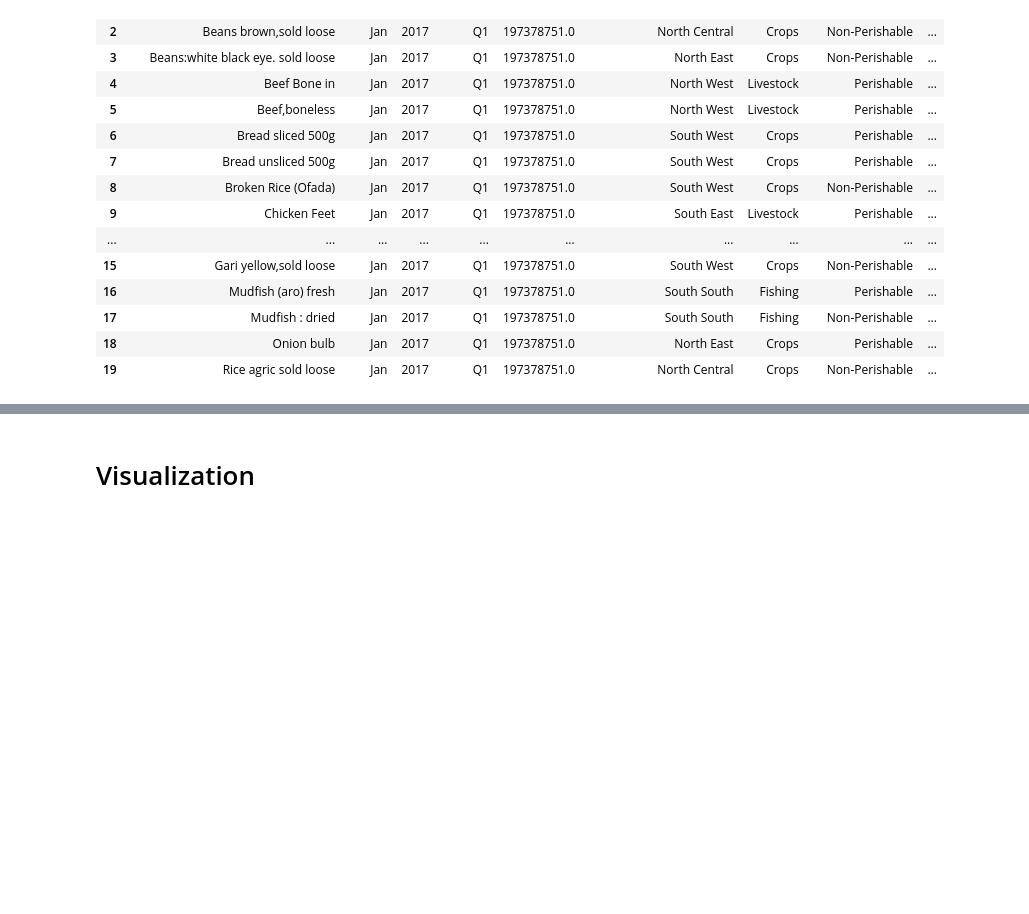
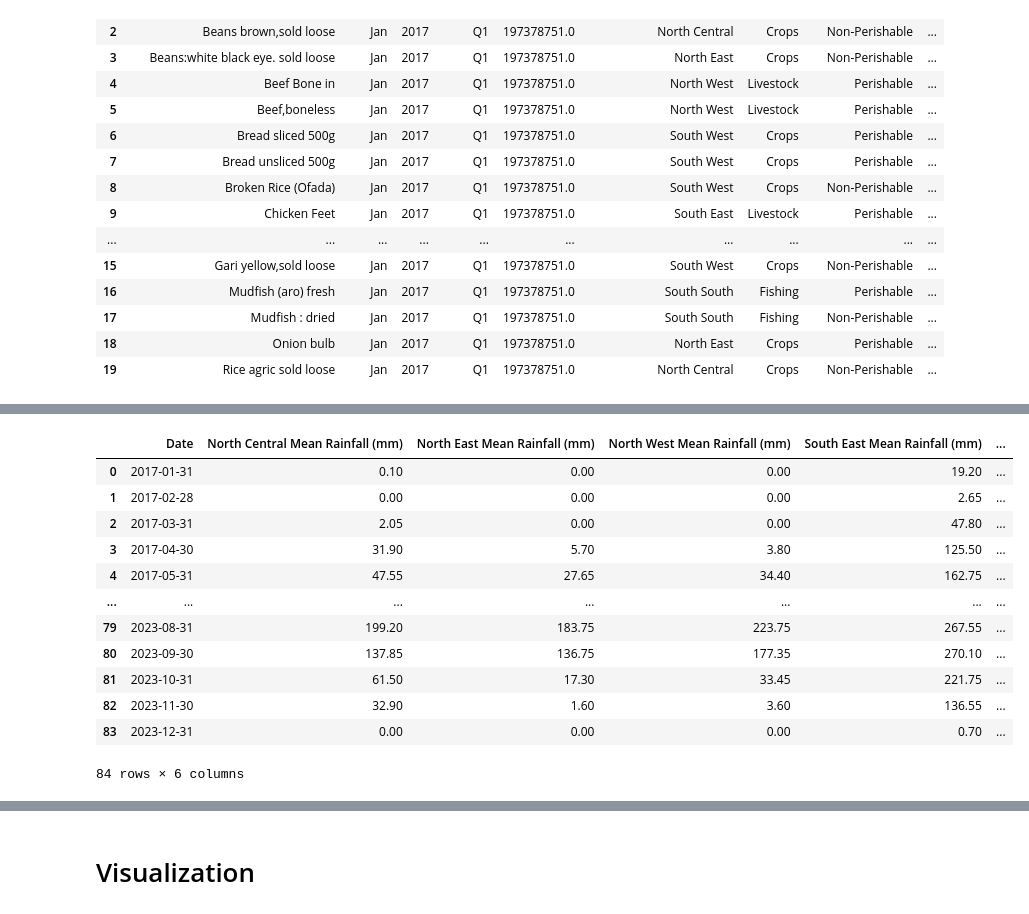
Before and after one commit to DayeErekosima/Sales-price-prediction-model, a Jupyter notebook: Sales Price prediction model.ipynb, the cells around one changed output, grey strips where cells are left out. Cells and saved outputs as stored; diff of their text form; code cells hidden in the pictures; blank space fills up the shorter version.

Commit message:
Rainfall

```diff
--- a/Sales Price prediction model.ipynb
+++ b/Sales Price prediction model.ipynb
@@ -963,0 +1073,16 @@ food_price_df.head(20)
+# %%
+df_all_zones
+# %% [output]
+|  | Date | North Central Mean Rainfall (mm) | North East Mean Rainfall (mm) | North West Mean Rainfall (mm) | South East Mean Rainfall (mm) | ... |
+| 0 | 2017-01-31 | 0.10 | 0.00 | 0.00 | 19.20 | ... |
+| 1 | 2017-02-28 | 0.00 | 0.00 | 0.00 | 2.65 | ... |
+| 2 | 2017-03-31 | 2.05 | 0.00 | 0.00 | 47.80 | ... |
+| 3 | 2017-04-30 | 31.90 | 5.70 | 3.80 | 125.50 | ... |
+| 4 | 2017-05-31 | 47.55 | 27.65 | 34.40 | 162.75 | ... |
+| ... | ... | ... | ... | ... | ... | ... |
+| 79 | 2023-08-31 | 199.20 | 183.75 | 223.75 | 267.55 | ... |
+| 80 | 2023-09-30 | 137.85 | 136.75 | 177.35 | 270.10 | ... |
+| 81 | 2023-10-31 | 61.50 | 17.30 | 33.45 | 221.75 | ... |
+| 82 | 2023-11-30 | 32.90 | 1.60 | 3.60 | 136.55 | ... |
+| 83 | 2023-12-31 | 0.00 | 0.00 | 0.00 | 0.70 | ... |
+84 rows × 6 columns
```
Also changed, not shown: parts of 9 cells of this notebook.
